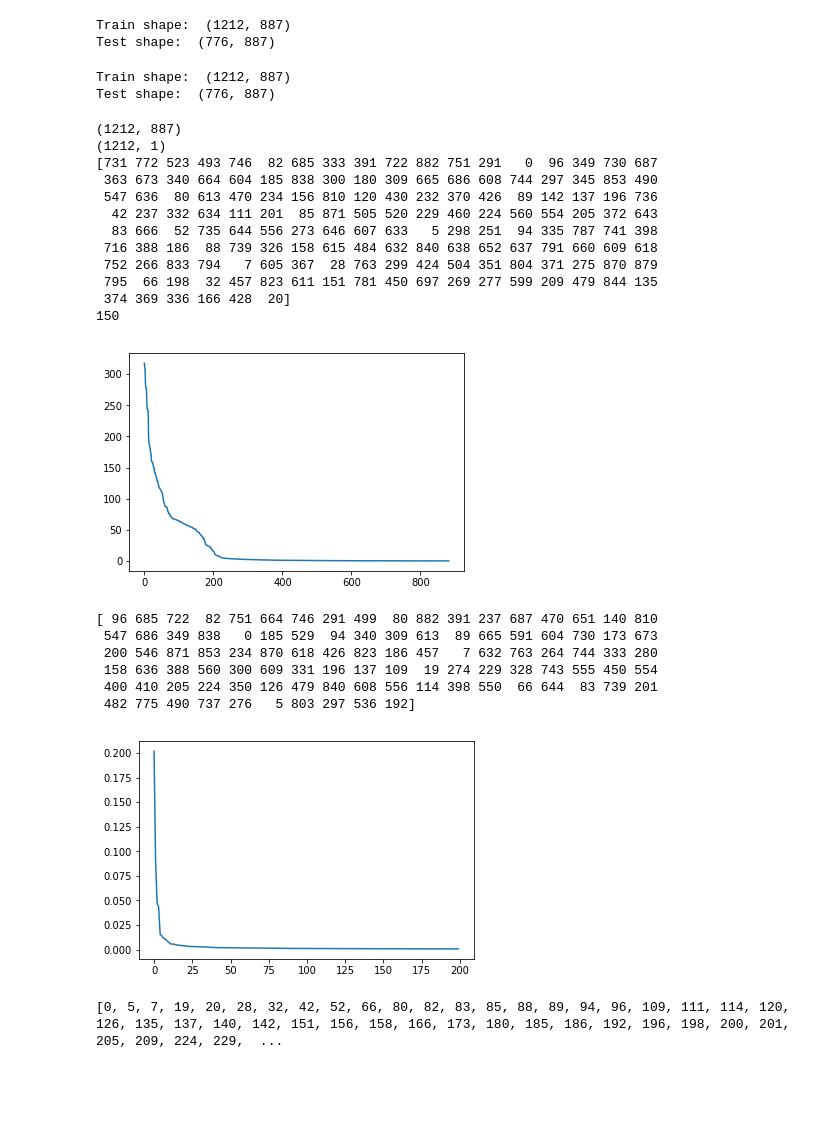
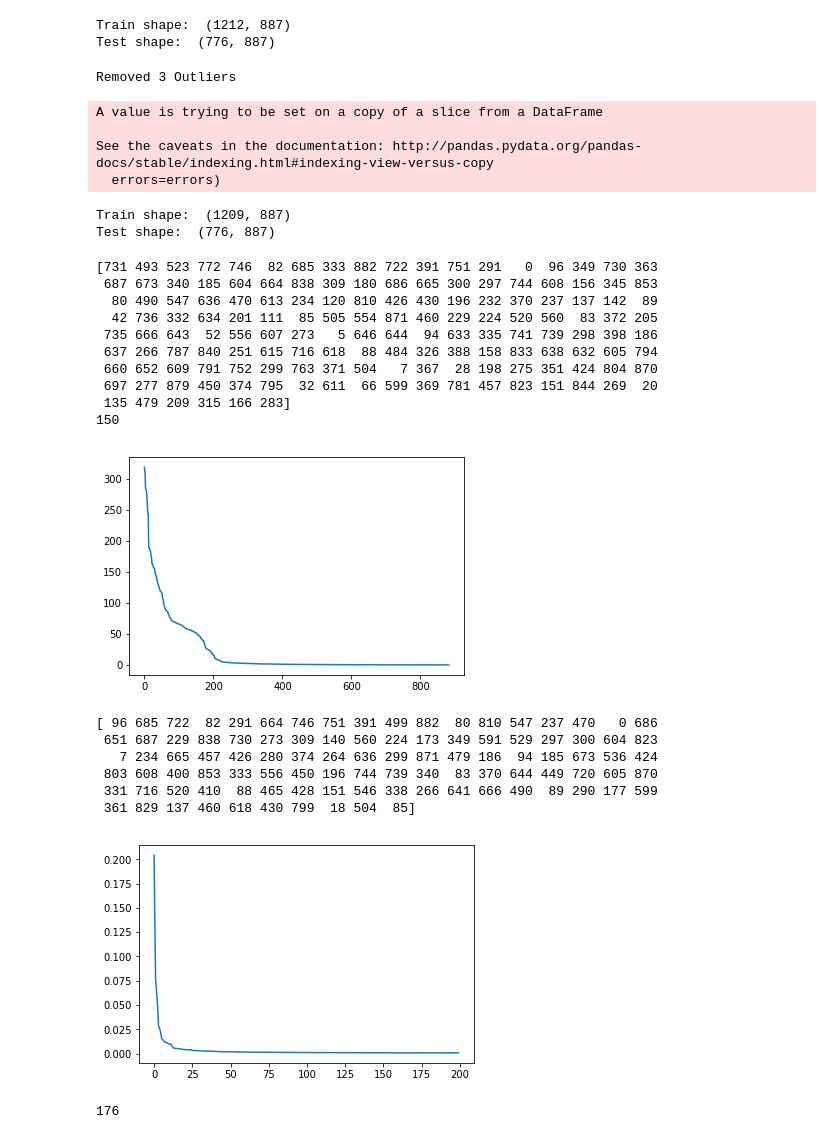
Before and after one commit to alexus37/AML-18, a Jupyter notebook: task1/fv_keras_optimization.ipynb, the cells around one changed output. Drawn from its saved outputs; the diff is of its cells as text; code cells hidden in the pictures; blank space fills up the shorter version.

```diff
--- a/task1/fv_keras_optimization.ipynb
+++ b/task1/fv_keras_optimization.ipynb
@@ -48,6 +48,28 @@ train_data_mean, test_data_mean = fill_NaN(train_data, test_data)
 # %% [output]
 Train shape:  (1212, 887)
 Test shape:  (776, 887)
+# %%
+def remove_outliers(X_train, Y_train):
+    rng = np.random.RandomState(42)
+    isoForest = IsolationForest(behaviour='new', max_samples=100, random_state=rng, contamination='auto')
+    outliers = isoForest.fit_predict(X_train)
+    print("Removed {} Outliers".format((outliers < 0).sum()))
+    X_train["outliers"] = outliers
+    X_train = X_train[X_train["outliers"] > 0]
+    Y_train["outliers"] = outliers
+    Y_train = Y_train[Y_train["outliers"] > 0]
+    X_train.drop(["outliers"], axis=1, inplace = True)
+    Y_train.drop(["outliers"], axis=1, inplace = True)
+    return X_train, Y_train
+# %%
+train_data_mean_no_outlier, Y_train_no_outlier = remove_outliers(train_data_mean, Y_train)
+Y_train.drop(["outliers"], axis=1, inplace = True)
+# %% [output]
+Removed 3 Outliers
+A value is trying to be set on a copy of a slice from a DataFrame
+
+See the caveats in the documentation: http://pandas.pydata.org/pandas-docs/stable/indexing.html#indexing-view-versus-copy
+  errors=errors)
 # %%
 #Zero mean unit variance for train and test data
 def scale_data(train, test):
@@ -61,66 +83,62 @@ def scale_data(train, test):
 
     return train, test
 # %%
-X_train_scaled, X_test_scaled = scale_data(train_data_mean, test_data_mean)
+X_train_scaled, X_test_scaled = scale_data(train_data_mean_no_outlier, test_data_mean)
 # %% [output]
-Train shape:  (1212, 887)
+Train shape:  (1209, 887)
 Test shape:  (776, 887)
 # %%
 #Extract the features to use with f_regression
 
 n_features_fr = 150
 
-print(X_train_scaled.shape)
-print(Y_train.shape)
-features_scores = f_regression(X_train_scaled,Y_train)[0]
+features_scores = f_regression(X_train_scaled, Y_train_no_outlier)[0]
 #print(features_scores)
 y = list(features_scores)
 myarray = np.asarray(y)
 
-plt.plot(-1*np.sort(-1*myarray))
+plt.plot(-1*np.sort(-1*myarray));
 
 indices_fr = myarray.argsort()[-n_features_fr:][::-1]
 print(indices_fr)
 print(len(indices_fr))
 # %% [output]
-(1212, 887)
-(1212, 1)
-[731 772 523 493 746  82 685 333 391 722 882 751 291   0  96 349 730 687
- 363 673 340 664 604 185 838 300 180 309 665 686 608 744 297 345 853 490
- 547 636  80 613 470 234 156 810 120 430 232 370 426  89 142 137 196 736
-  42 237 332 634 111 201  85 871 505 520 229 460 224 560 554 205 372 643
-  83 666  52 735 644 556 273 646 607 633   5 298 251  94 335 787 741 398
- 716 388 186  88 739 326 158 615 484 632 840 638 652 637 791 660 609 618
- 752 266 833 794   7 605 367  28 763 299 424 504 351 804 371 275 870 879
- 795  66 198  32 457 823 611 151 781 450 697 269 277 599 209 479 844 135
- 374 369 336 166 428  20]
+[731 493 523 772 746  82 685 333 882 722 391 751 291   0  96 349 730 363
+ 687 673 340 185 604 664 838 309 180 686 665 300 297 744 608 156 345 853
+  80 490 547 636 470 613 234 120 810 426 430 196 232 370 237 137 142  89
+  42 736 332 634 201 111  85 505 554 871 460 229 224 520 560  83 372 205
+ 735 666 643  52 556 607 273   5 646 644  94 633 335 741 739 298 398 186
+ 637 266 787 840 251 615 716 618  88 484 326 388 158 833 638 632 605 794
+ 660 652 609 791 752 299 763 371 504   7 367  28 198 275 351 424 804 870
+ 697 277 879 450 374 795  32 611  66 599 369 781 457 823 151 844 269  20
+ 135 479 209 315 166 283]
 150
 [figure]
 # %%
 #Extract feature importance of Random Forest & find intersection/union with f_regression ones
 
 n_features_rf = 100
 
 rf = RandomForestRegressor(n_jobs=-1, n_estimators=50)
-rf.fit(X_train_scaled,Y_train)
+rf.fit(X_train_scaled,Y_train_no_outlier)
 
 scores = list(rf.feature_importances_)
 my_rf_features = np.asarray(scores)
 
-plt.plot((-1*np.sort(-1*my_rf_features))[0:200])
+plt.plot((-1*np.sort(-1*my_rf_features))[0:200]);
 
 indices_rf = my_rf_features.argsort()[-n_features_rf:][::-1]
 
 print(indices_rf)
 #print(-1*np.sort(-1*rf.feature_importances_));
 # %% [output]
-[ 96 685 722  82 751 664 746 291 499  80 882 391 237 687 470 651 140 810
- 547 686 349 838   0 185 529  94 340 309 613  89 665 591 604 730 173 673
- 200 546 871 853 234 870 618 426 823 186 457   7 632 763 264 744 333 280
- 158 636 388 560 300 609 331 196 137 109  19 274 229 328 743 555 450 554
- 400 410 205 224 350 126 479 840 608 556 114 398 550  66 644  83 739 201
- 482 775 490 737 276   5 803 297 536 192]
+[ 96 685 722  82 291 664 746 751 391 499 882  80 810 547 237 470   0 686
+ 651 687 229 838 730 273 309 140 560 224 173 349 591 529 297 300 604 823
+   7 234 665 457 426 280 374 264 636 299 871 479 186  94 185 673 536 424
+ 803 608 400 853 333 556 450 196 744 739 340  83 370 644 449 720 605 870
+ 331 716 520 410  88 465 428 151 546 338 266 641 666 490  89 290 177 599
+ 361 829 137 460 618 430 799  18 504  85]
-[figure, old version]
+[figure, new version]
 # %%
 # Find intersection/union between best f_regression features and random forest's
 
@@ -128,9 +146,9 @@ print(indices_rf)
 #indices = set(indices_rf).intersection(indices_fr)
 
 indices = list(np.union1d(indices_rf, indices_fr))
-print(indices)
+print(len(indices))
 # %% [output]
-[0, 5, 7, 19, 20, 28, 32, 42, 52, 66, 80, 82, 83, 85, 88, 89, 94, 96, 109, 111, 114, 120, 126, 135, 137, 140, 142, 151, 156, 158, 166, 173, 180, 185, 186, 192, 196, 198, 200, 201, 205, 209, 224, 229,  ...
+176
 # %%
 #Extract the feature selected from dataset
 
```
Also changed, not shown: parts of 8 cells of this notebook, 3 other files.
